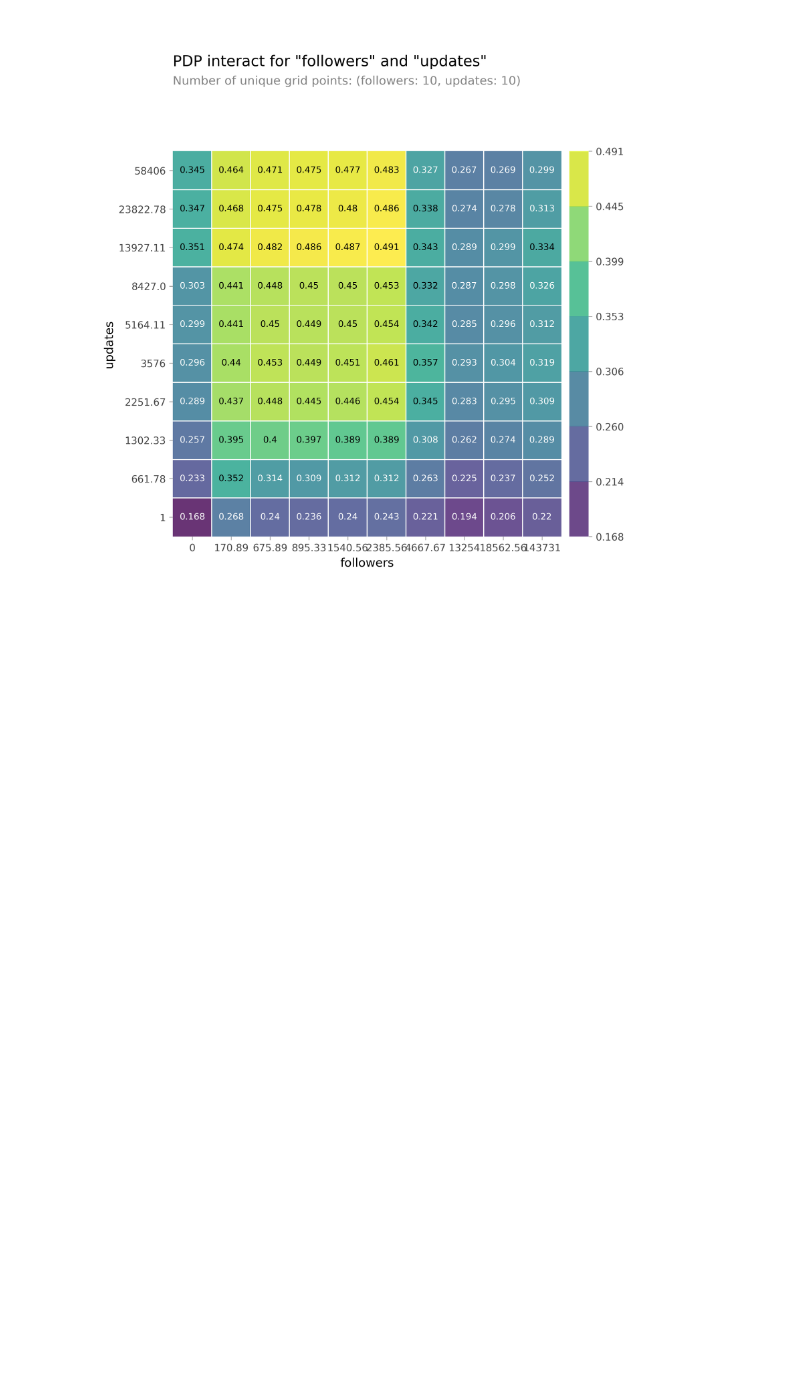
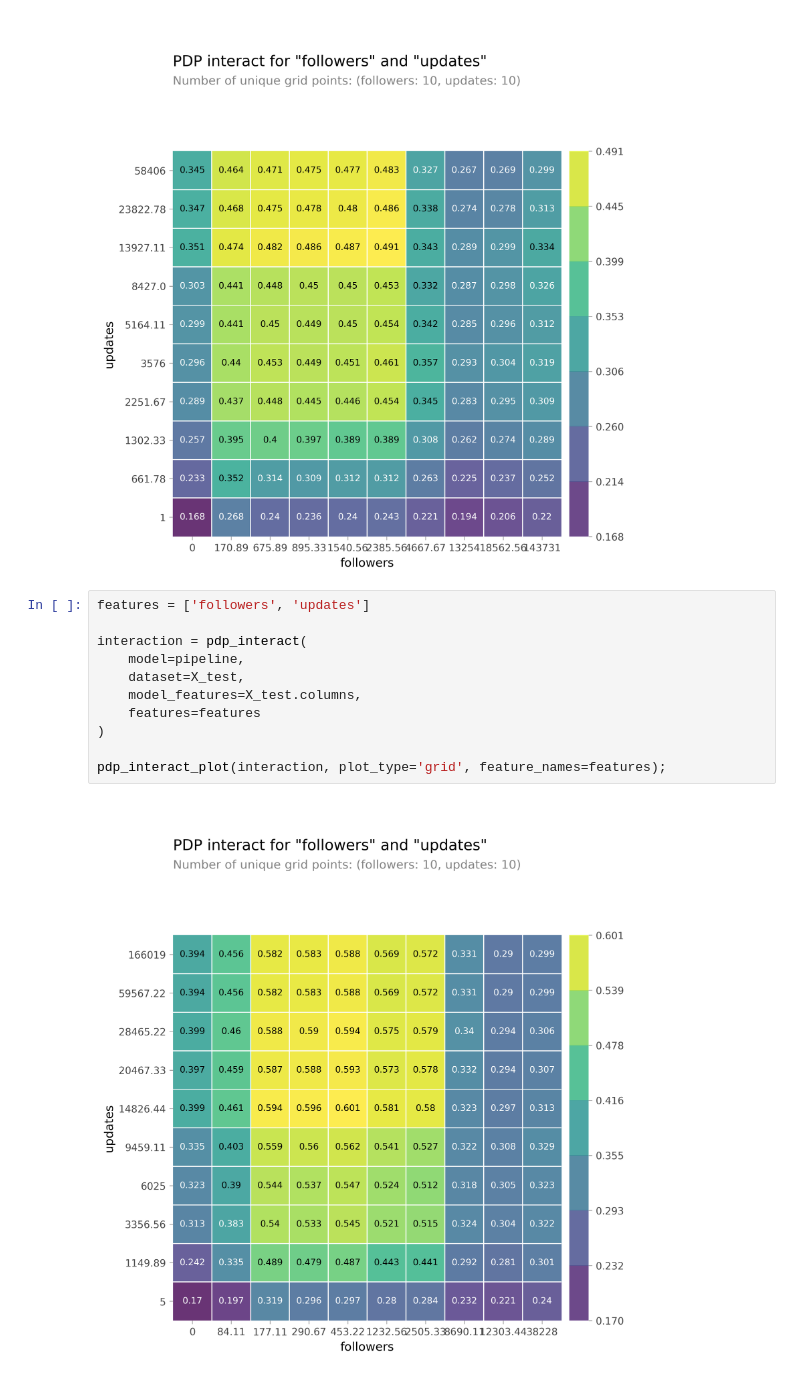
Before and after one commit to worldwidekatie/Build_Week_2, a Jupyter notebook: Build_Week_Two_Models.ipynb, the cells around one changed output. Cells and saved outputs as stored; diff of their text form; blank space fills up the shorter version.

```diff
--- a/Build_Week_Two_Models.ipynb
+++ b/Build_Week_Two_Models.ipynb
@@ -424,3 +440,16 @@ findfont: Font family ['Arial'] not found. Falling back to DejaVu Sans.
 findfont: Font family ['Arial'] not found. Falling back to DejaVu Sans.
 findfont: Font family ['Arial'] not found. Falling back to DejaVu Sans.
 [figure]
+# %%
+features = ['followers', 'updates']
+
+interaction = pdp_interact(
+    model=pipeline,
+    dataset=X_test,
+    model_features=X_test.columns,
+    features=features
+)
+
+pdp_interact_plot(interaction, plot_type='grid', feature_names=features);
+# %% [output]
+[figure, added]
```
Also changed, not shown: parts of 2 cells of this notebook.
